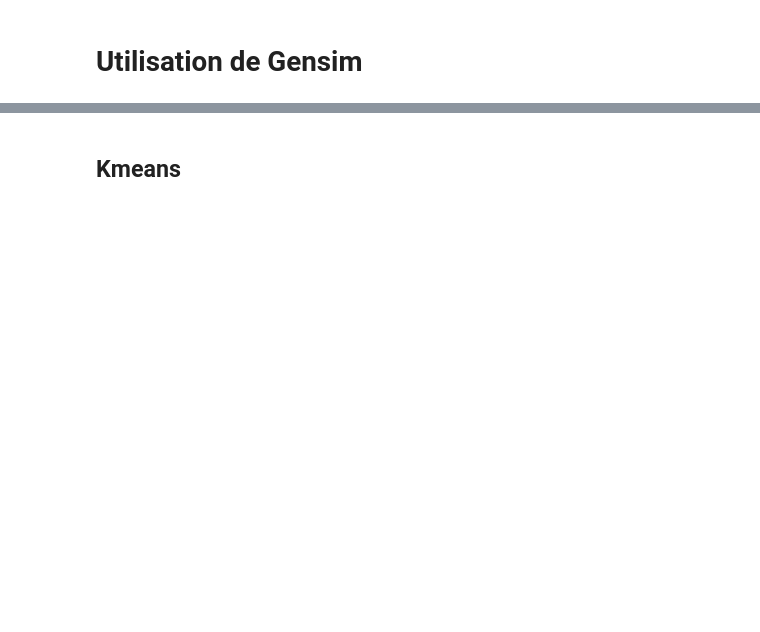
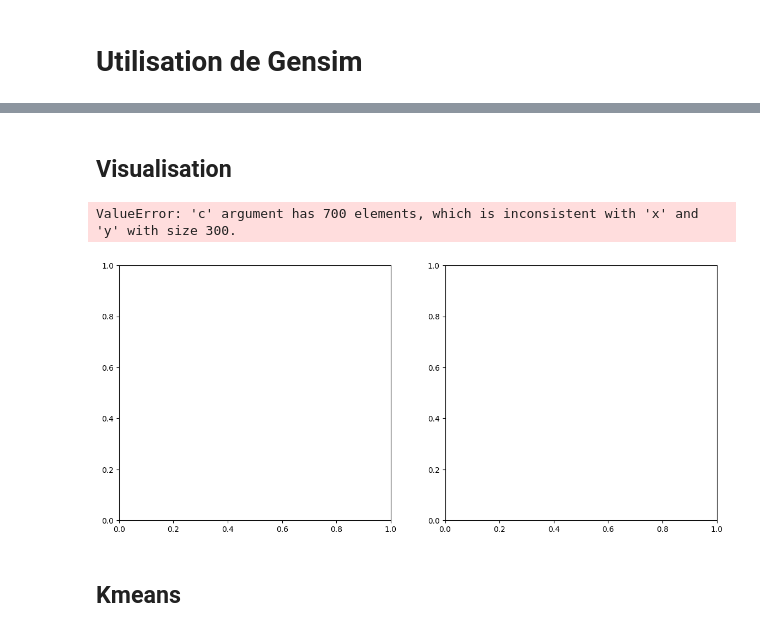
Before and after one commit to Galaboost/NLP, a Jupyter notebook: LDA.ipynb, the cells around one changed output, grey strips where cells are left out. Saved outputs shown, nothing was run; the diff lists cells and outputs as text; code cells hidden in the pictures; blank space fills up the shorter version.

```diff
--- a/LDA.ipynb
+++ b/LDA.ipynb
@@ -178,3 +184,30 @@ print(cluster_scores)
+# %%
+clusters = MiniBatchKMeans(n_clusters=20, init_size=1024, batch_size=2048, random_state=20).fit_predict(text)
+# %% [markdown]
+## Visualisation
+# %%
+def plot_tsne_pca(data, labels):
+    max_label = max(labels)
+    max_items = np.random.choice(range(data.shape[0]), size=700)
+
+    pca = PCA(n_components=2).fit_transform(data[max_items,:].toarray())
+
+    idx = np.random.choice(range(pca.shape[0]), size=300, replace=False)
+    label_subset = labels[max_items]
+
+    f, ax = plt.subplots(1, 2, figsize=(14, 6))
+
+    ax[0].scatter(pca[idx, 0], pca[idx, 1], c=label_subset)
+    ax[0].set_title('PCA Cluster Plot')
+
+
+
+
+
+plot_tsne_pca(text, clusters)
+# %% [output]
+ValueError: 'c' argument has 700 elements, which is inconsistent with 'x' and 'y' with size 300.
+[figure, added]
 # %% [markdown]
 ## Kmeans
 # %%
```
Also changed, not shown: parts of 16 cells of this notebook.
